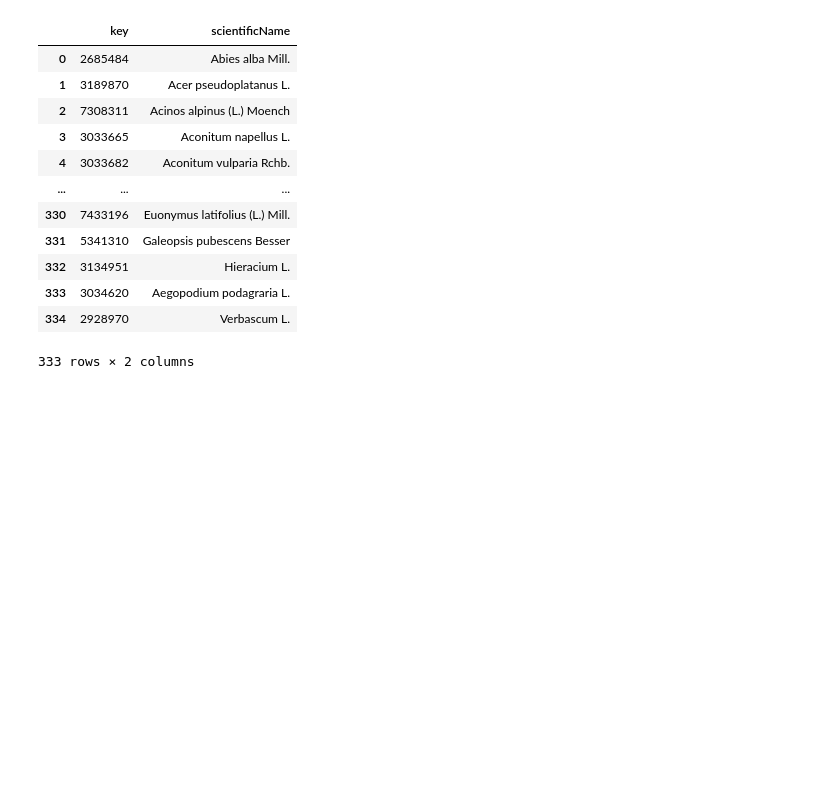
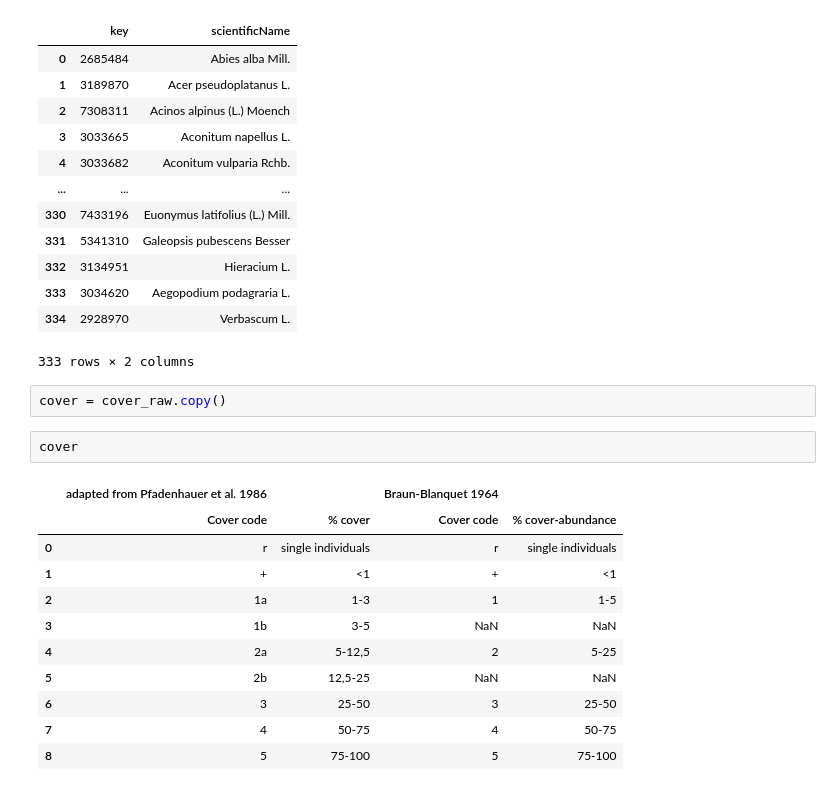
Before and after one commit to b-cubed-eu/hackathon-project-7, a Jupyter notebook: scripts/vegetatation_wrangle.ipynb, the cells around one changed output. Saved outputs shown, nothing was run; the diff lists cells and outputs as text; blank space fills up the shorter version.

```diff
--- a/scripts/vegetatation_wrangle.ipynb
+++ b/scripts/vegetatation_wrangle.ipynb
@@ -124,6 +155,22 @@ species_export
 | 333 | 3034620 | Aegopodium podagraria L. |
 | 334 | 2928970 | Verbascum L. |
 333 rows × 2 columns
+# %%
+cover = cover_raw.copy()
+# %%
+cover
+# %% [output]
+|  | adapted from Pfadenhauer et al. 1986 |  | Braun-Blanquet 1964 |  |
+|  | Cover code | % cover | Cover code | % cover-abundance |
+| 0 | r | single individuals | r | single individuals |
+| 1 | + | <1 | + | <1 |
+| 2 | 1a | 1-3 | 1 | 1-5 |
+| 3 | 1b | 3-5 | NaN | NaN |
+| 4 | 2a | 5-12,5 | 2 | 5-25 |
+| 5 | 2b | 12,5-25 | NaN | NaN |
+| 6 | 3 | 25-50 | 3 | 25-50 |
+| 7 | 4 | 50-75 | 4 | 50-75 |
+| 8 | 5 | 75-100 | 5 | 75-100 |
 # %%
 method_meta = pd.DataFrame(data = {"METHOD_CODE": ["Pfadenhauer-9","Br-Bl-7"], "description": ["adapted from Pfadenhauer et al. 1986", "Braun-Blanquet 1964"]})
 
```
Also changed, not shown: parts of 18 cells of this notebook, 1 other file.
